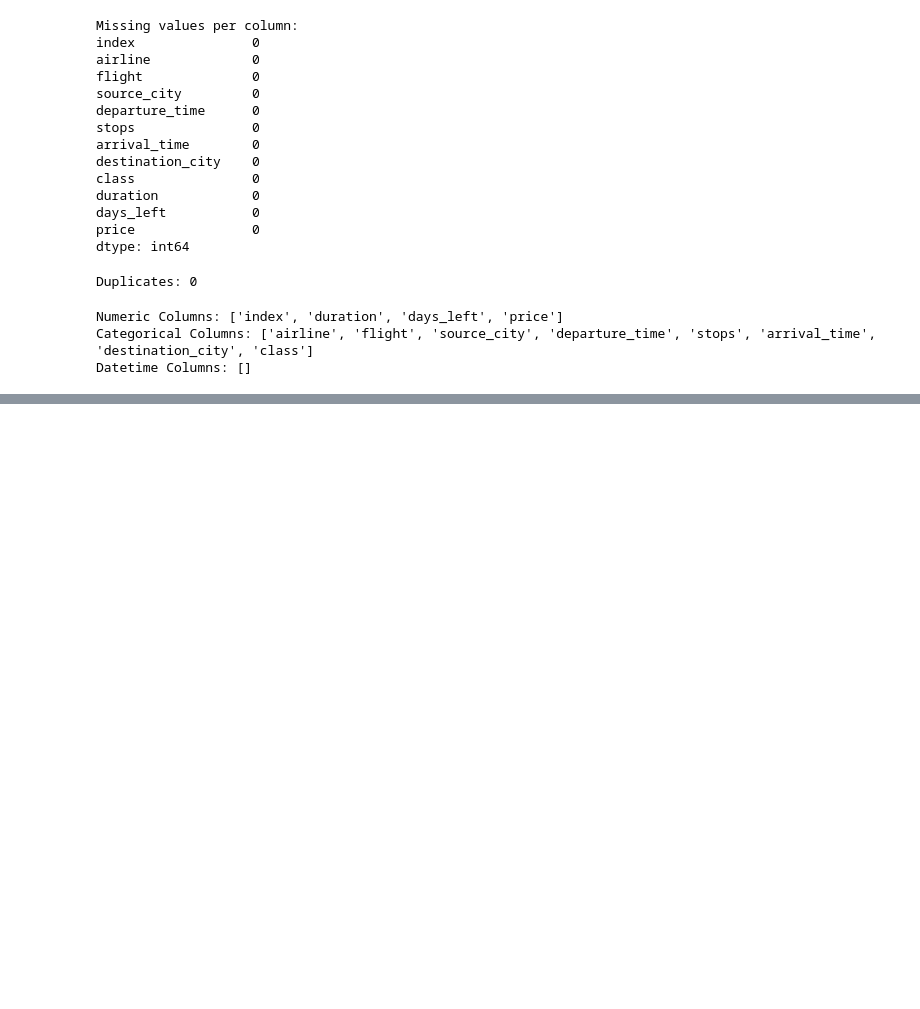
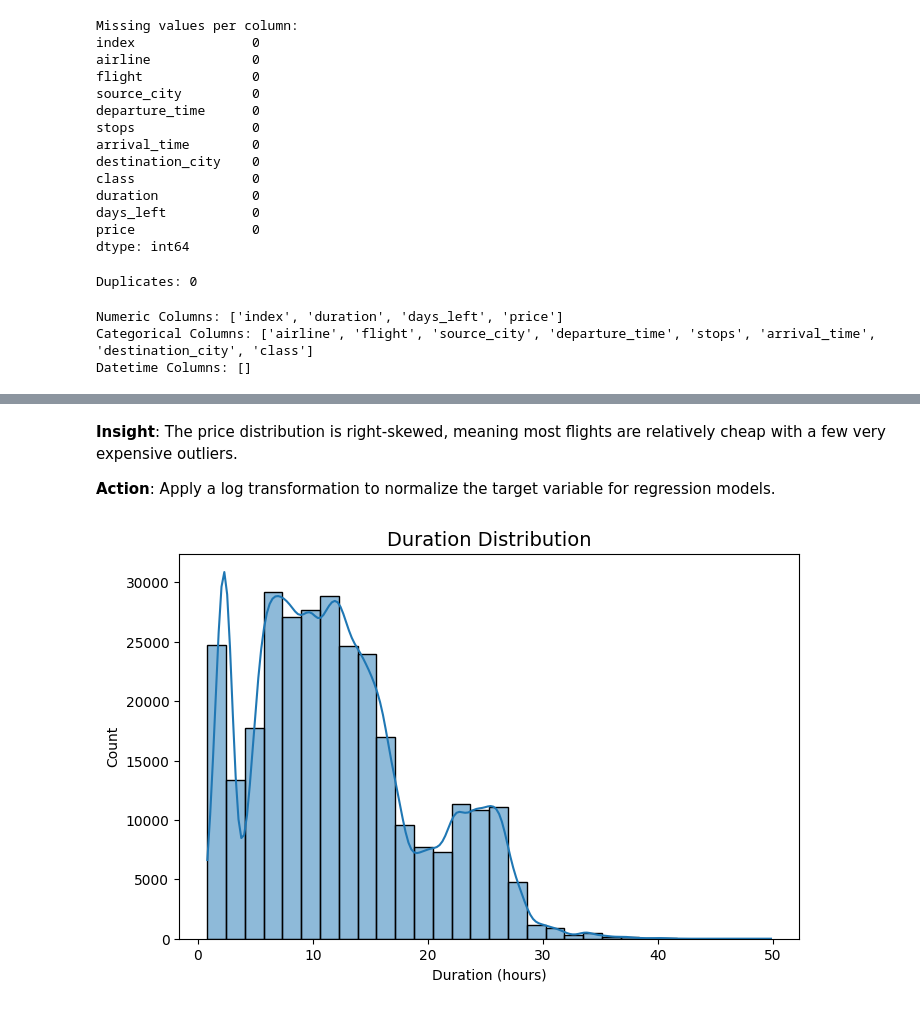
Before and after one commit to MohamedShoaib3/Algorithms_python, a Jupyter notebook: Regression_Task.ipynb, the cells around one changed output, grey strips where cells are left out. Drawn from its saved outputs; the diff is of its cells as text; code cells hidden in the pictures; blank space fills up the shorter version.

```diff
--- a/Regression_Task.ipynb
+++ b/Regression_Task.ipynb
@@ -515,0 +515,13 @@ NameError: name 'sns' is not defined
+# %% [markdown]
+**Insight**: The price distribution is right-skewed, meaning most flights are relatively cheap with a few very expensive outliers.
+
+**Action**: Apply a log transformation to normalize the target variable for regression models.
+# %%
+plt.figure(figsize=(8,5))
+sns.histplot(df['duration'], kde=True, bins=30)
+plt.title('Duration Distribution', fontsize=14)
+plt.xlabel('Duration (hours)')
+plt.ylabel('Count')
+plt.show()
+# %% [output]
+[figure, added]
```
Also changed, not shown: parts of 41 cells of this notebook.
